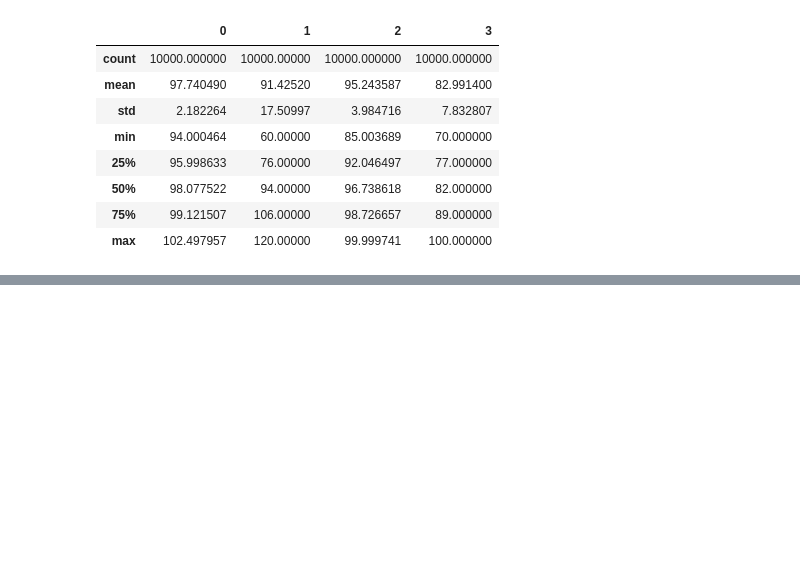
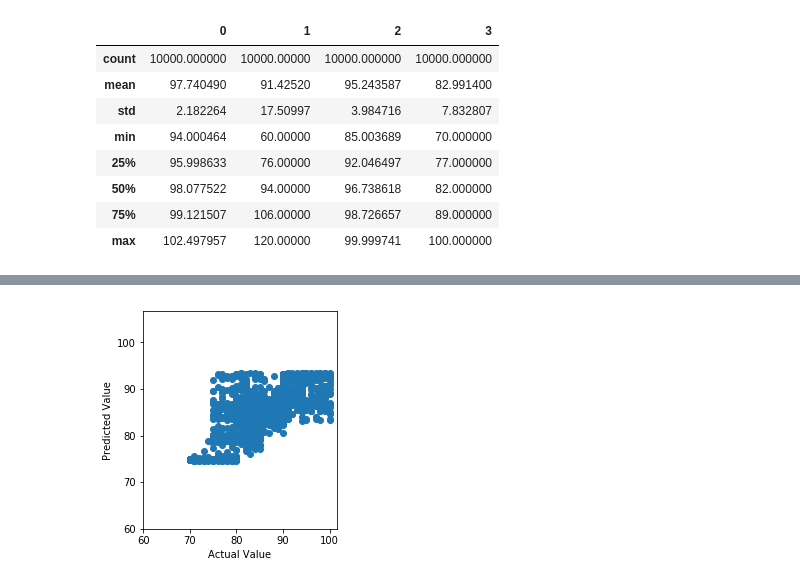
Before and after one commit to NomanNasirMinhas/Health-Monitoring-with-Theta-Middleware, a Jupyter notebook: Machine Learning/TensorflowCode.ipynb, the cells around one changed output, grey strips where cells are left out. Cells and saved outputs as stored; diff of their text form; code cells hidden in the pictures; blank space fills up the shorter version.

```diff
--- a/Machine Learning/TensorflowCode.ipynb
+++ b/Machine Learning/TensorflowCode.ipynb
@@ -193,0 +99,6 @@ def plot_loss(history):
+# %%
+def norm(x):
+    return (x - train_stats['mean'])/train_stats['std']
+
+norm_trained_data = norm(train_features)
+norm_test_data = norm(test_features)
@@ -193,0 +121,11 @@ def plot_loss(history):
+# %%
+def build_model():
+    model = keras.Sequential([
+        layers.Dense(32, activation=tf.nn.tanh, input_shape=[len(train_features.keys())]),
+        layers.Dense(32, activation=tf.nn.tanh),
+        layers.Dense(1)
+    ])
+    optimizer = tf.keras.optimizers.RMSprop(0.01)
+
+    model.compile(loss="mse", optimizer = optimizer, metrics=['mse', 'mae'])
+    return model
@@ -255,13 +237,16 @@ ValueError: Shape of passed values is (2, 2), indices imply (2, 1)
 # %%
-test_predictions = dnn_model.predict(test_features).flatten()
+test_predictions = model.predict(norm_test_data).flatten()
 
-a = plt.axes(aspect='equal')
 plt.scatter(test_labels, test_predictions)
-plt.xlabel('True Values [MPG]')
-plt.ylabel('Predictions [MPG]')
-lims = [70, 100]
-plt.xlim(lims)
-plt.ylim(lims)
-_ = plt.plot(lims, lims)
+plt.xlabel("Actual Value")
+plt.ylabel("Predicted Value")
+plt.axis('equal')
+plt.axis('square')
+plt.xlim(60, plt.xlim()[1])
+plt.ylim(60, plt.ylim()[1])
+
+_ = plt.plot()
+# %% [output]
+[figure, added]
 # %%
 error = test_predictions - test_labels
```
Also changed, not shown: parts of 40 cells of this notebook, 5 other files.
